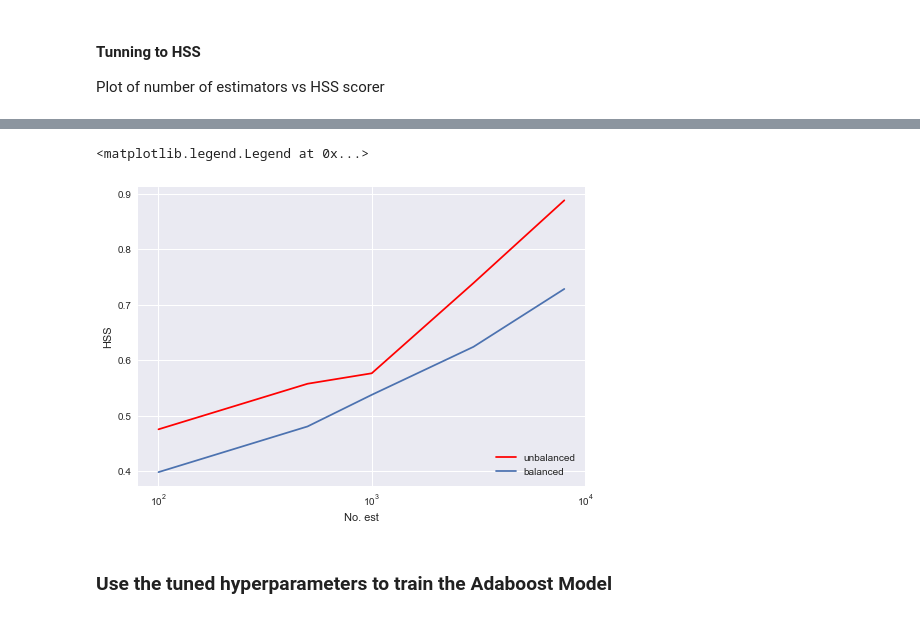
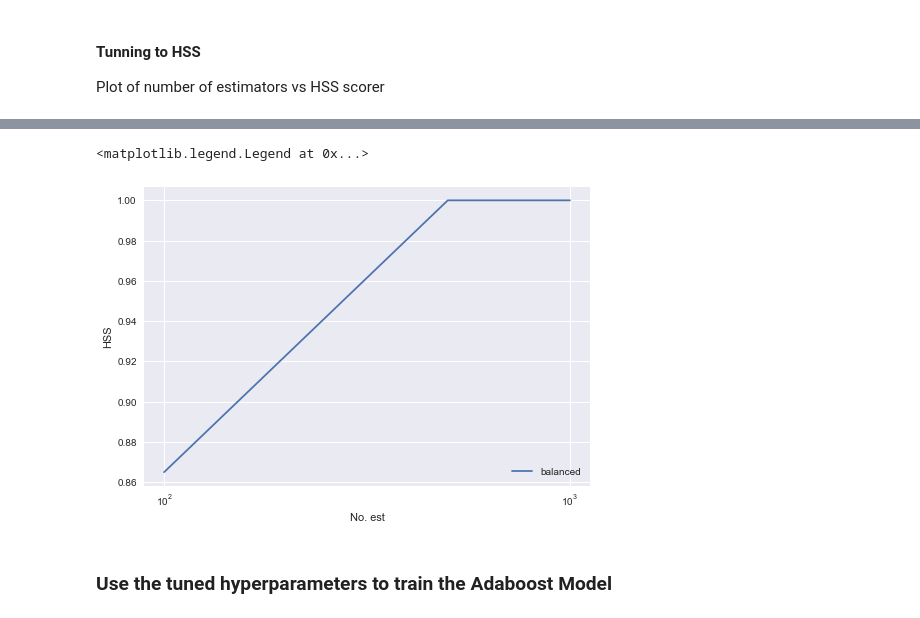
Before and after one commit to hazelbain/SEPML, a Jupyter notebook: sep_master_new_features.ipynb, the cells around one changed output, grey strips where cells are left out. Drawn from its saved outputs; the diff is of its cells as text; code cells hidden in the pictures.

```diff
--- a/sep_master_new_features.ipynb
+++ b/sep_master_new_features.ipynb
@@ -252,7 +252,7 @@ class LocationFeatures(BaseEstimator, TransformerMixin):
 With functions to build the training feature list from the above feature extractors
 # %%
 class SEPClass(BaseEstimator, ClassifierMixin):
-    def __init__(self, estimator, folds = 6, threshold=0.5):        # <--- other keywords to be used by Feature Union go here
+    def __init__(self, estimator, folds = 5, threshold=0.5):        # <--- other keywords to be used by Feature Union go here
 
         """Class to fit and train Logistic Regression algorithm for SEP forecasting
 
@@ -612,15 +612,17 @@ class SEPClass(BaseEstimator, ClassifierMixin):
 Read in the shuffled data split into training and test sets - note: neither the training or the test data is featuized at this point.
 # %%
 #read in the shuffled dataframe of original sep+ctrl events from 1986 - 2004
-orig_data = pd.read_csv("AllEvtsShuffled_1986_2004_t_em.csv")
+#with added new features (T, EM, 1MHz fluence)
+orig_data = pd.read_csv("AllEvtsShuffled_1986_2004_t_em_1mhz.csv")
 
+#feature_data_old refers to events from 1986 to 2004
 #feature_data_old = orig_data[['FlrOnset','Flrmaxtime','FlrPeakFlux','FlrIntFlux2','TypeII','TypeIV','optlocation','tchianti','emchianti','FlrIntFlux','sep']]
-feature_data_old = orig_data[['FlrOnset','Flrmaxtime','FlrPeakFlux','FlrIntFlux2','TypeII','TypeIV','optlocation','FlrIntFlux','tchianti','emchianti','sep']]
+feature_data_old = orig_data[['FlrOnset','Flrmaxtime','FlrPeakFlux','FlrIntFlux2','TypeII','TypeIV','optlocation','FlrIntFlux','tchianti','emchianti','1MHz_fluence','sep']]
 
 # Remove rows where optlocation = nan
 feature_data_old_no_nan = feature_data_old[feature_data_old.optlocation.astype('str') != 'nan']
 
-#remove rows where tchianti or emchianti = nan
+#remove rows where tchianti, emchianti, 1MHz_fluence = nan,
 feature_data_old_no_nan = feature_data_old_no_nan.dropna(how='any')
 
 dfTrain = feature_data_old_no_nan.dropna(how='any')
@@ -628,7 +630,6 @@ dfTrain = feature_data_old_no_nan.dropna(how='any')
 # to add in the SEP events from 2004 to 2017 uncomment this section
 #feature_data_new = new_data[['FlrOnset','Flrmaxtime','FlrPeakFlux','FlrIntFlux2','TypeII','TypeIV','optlocation','tchianti','emchianti','FlrIntFlux','sep']]
 #dfTrain = pd.concat([feature_data_old,feature_data_new])
-
 
 #drop 7 samples where dfTrain FlrIntFlux2 is erroneously greater than 1000.0 (all control events)
 dfTrain = dfTrain[dfTrain.FlrIntFlux2 < 1000.0]
@@ -1080,7 +1160,7 @@ X_test = np.hstack([X_test[:,0:2], scaler.transform(X_test[:,2::]) ])
 dtc_keywords = {'criterion':'gini', 'class_weight':None, 'max_depth':1, 'max_features':None,'random_state':1230}
 dtc = trees(**dtc_keywords)
 
-clf_keywords = {'n_estimators':3000, 'random_state':1230}
+clf_keywords = {'n_estimators':500, 'random_state':1230}
 clf = AdaBoostClassifier(dtc,**clf_keywords)
 
 #clf_params = {'n_estimators':np.arange(2000,4000,1000),'learning_rate':[0.01, 0.1, 1.0,2.0,3.0,10.0]}
@@ -1096,7 +1197,7 @@ print(clf_search.best_params_)
 Plot of number of estimators vs HSS scorer
 # %%
 hss_plot0 = []
-e = [100,500,1000,3000]
+e = [100,500,1000]
 #lr = [0.01,0.1,0.5,1.0,2.0,3.0,4.0,5.0,6.0,7.0,8.0,9.0,10.0]
 #lr = [0.05,0.1,0.5,1.0,5.0,10.0]
 
@@ -1107,7 +1208,7 @@ for i in e:
     dtc = trees(**dtc_keywords)
 
     # set up Adaboost
-    clf_keywords = {'random_state':1230, 'n_estimators' : i, 'learning_rate':.1}
+    clf_keywords = {'random_state':1230, 'n_estimators' : i, 'learning_rate':1.0}
     sepDT = SEPClass(AdaBoostClassifier(dtc,**clf_keywords))
     #sepDT.allmyfeatures.set_params(RawFeat=None)
     sepDT.fit(X_train,y_train, verbose = False)
@@ -1155,13 +1246,13 @@ SEPClass(estimator=AdaBoostClassifier(algorithm='SAMME.R',
 # %%
-plt.plot(e, hss_plot,c='r',label = 'unbalanced')
+#plt.plot(e, hss_plot,c='r',label = 'unbalanced')
 plt.plot(e, hss_plot0,label = 'balanced')
 plt.ylabel("HSS")
 plt.xlabel("No. est")
 plt.xscale('log')
 plt.legend(loc = 'lower right')
 # %% [output]
 <matplotlib.legend.Legend at 0x...>
-[figure, old version]
+[figure, new version]
 # %% [markdown]
 ### Use the tuned hyperparameters to train the Adaboost Model
 # %%
```
Also changed, not shown: parts of 19 cells of this notebook, 1 other file.
